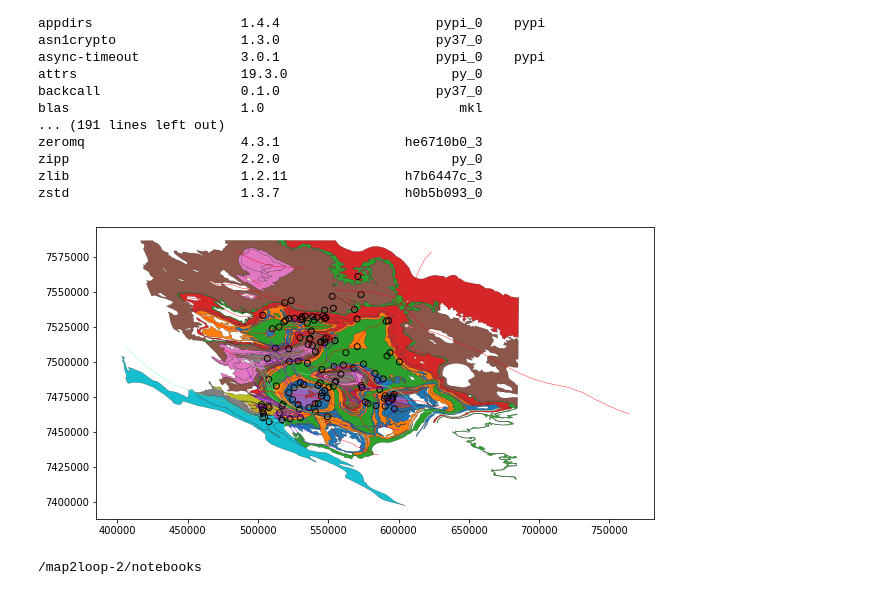
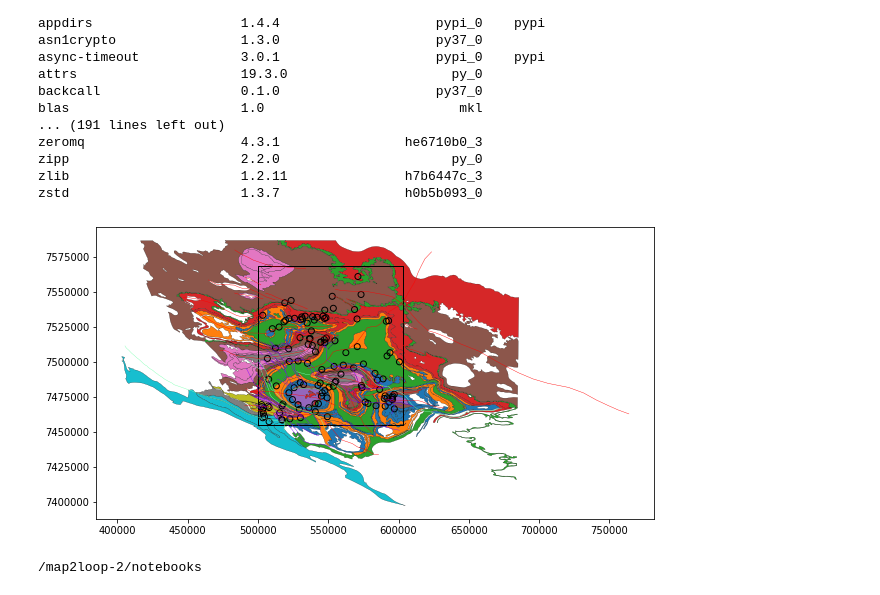
Before and after one commit to Loop3D/map2loop-2-legacy, a Jupyter notebook: notebooks/Testing.ipynb, the cells around one changed output. Cells and saved outputs as stored; diff of their text form; code cells hidden in the pictures.

Commit message:
Polygon plotting correctly

```diff
--- a/notebooks/Testing.ipynb
+++ b/notebooks/Testing.ipynb
@@ -29,8 +29,9 @@ zstd                      1.3.7                h0b5b093_0
 from maps.project import Project
 # %%
 proj = Project()
+proj.plot_roi()
 # %% [output]
-[figure, old version]
+[figure, new version]
 # %%
 !pwd
 # %% [output]
```
Also changed, not shown: 1 other file.
